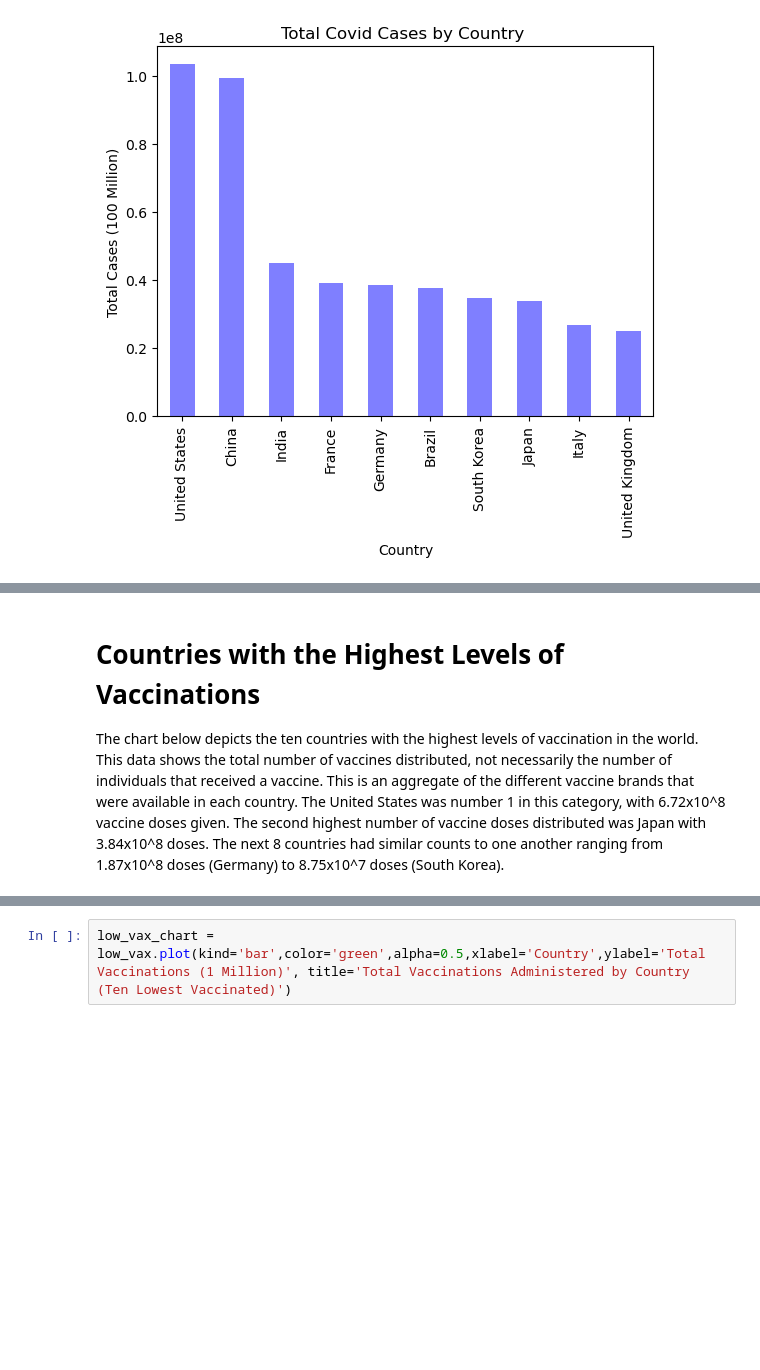
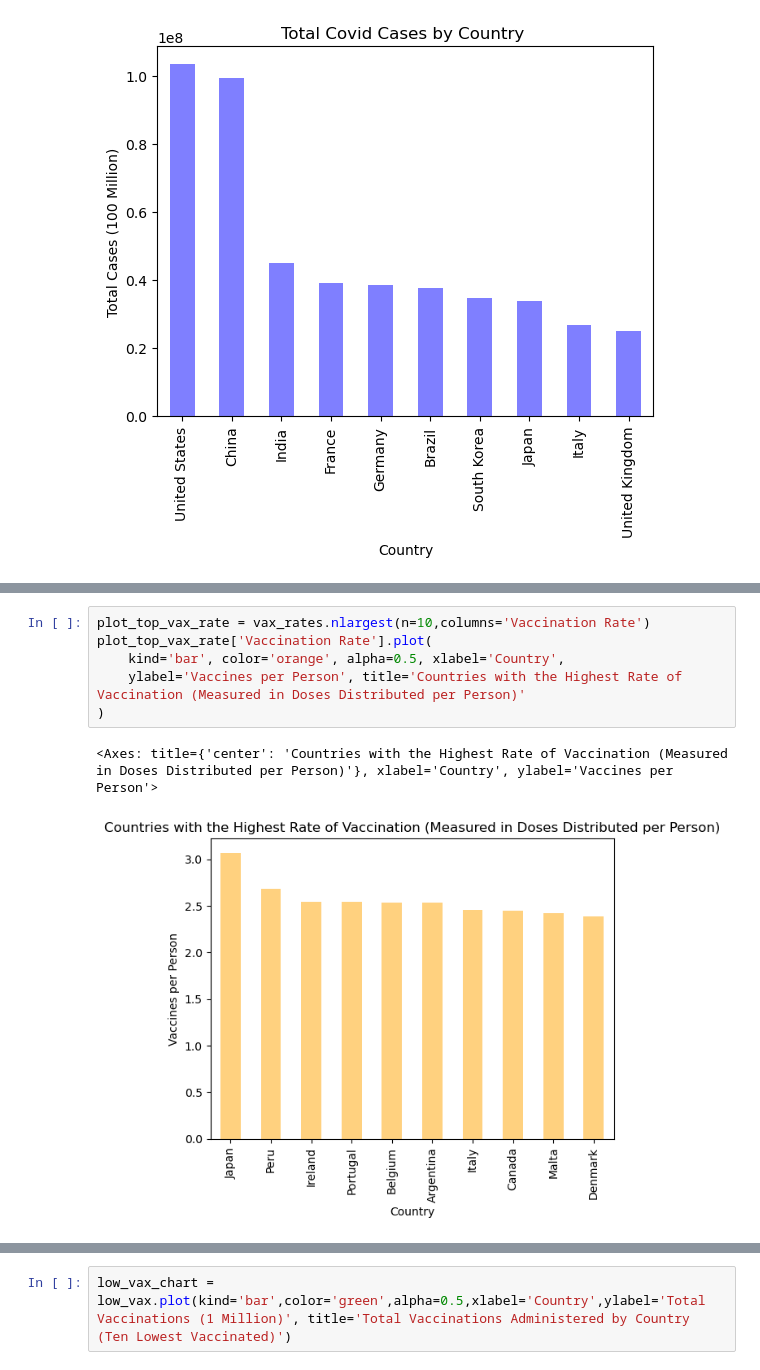
Before and after one commit to gburlew/Project-1, a Jupyter notebook: Notebooks/covid cases vs vax.ipynb, the cells around one changed output, grey strips where cells are left out. Cells and saved outputs as stored; diff of their text form; blank space fills up the shorter version.

```diff
--- a/Notebooks/covid cases vs vax.ipynb
+++ b/Notebooks/covid cases vs vax.ipynb
@@ -243,3 +199,9 @@ top_death_rate.head(10)
-# %% [markdown]
-# Countries with the Highest Levels of Vaccinations
-The chart below depicts the ten countries with the highest levels of vaccination in the world. This data shows the total number of vaccines distributed, not necessarily the number of individuals that received a vaccine. This is an aggregate of the different vaccine brands that were available in each country. The United States was number 1 in this category, with 6.72x10^8 vaccine doses given. The second highest number of vaccine doses distributed was Japan with 3.84x10^8 doses. The next 8 countries had similar counts to one another ranging from 1.87x10^8 doses (Germany) to 8.75x10^7 doses (South Korea).
+# %%
+plot_top_vax_rate = vax_rates.nlargest(n=10,columns='Vaccination Rate')
+plot_top_vax_rate['Vaccination Rate'].plot(
+    kind='bar', color='orange', alpha=0.5, xlabel='Country',
+    ylabel='Vaccines per Person', title='Countries with the Highest Rate of Vaccination (Measured in Doses Distributed per Person)'
+)
+# %% [output]
+<Axes: title={'center': 'Countries with the Highest Rate of Vaccination (Measured in Doses Distributed per Person)'}, xlabel='Country', ylabel='Vaccines per Person'>
+[figure, added]
```
Also changed, not shown: parts of 19 cells of this notebook.
